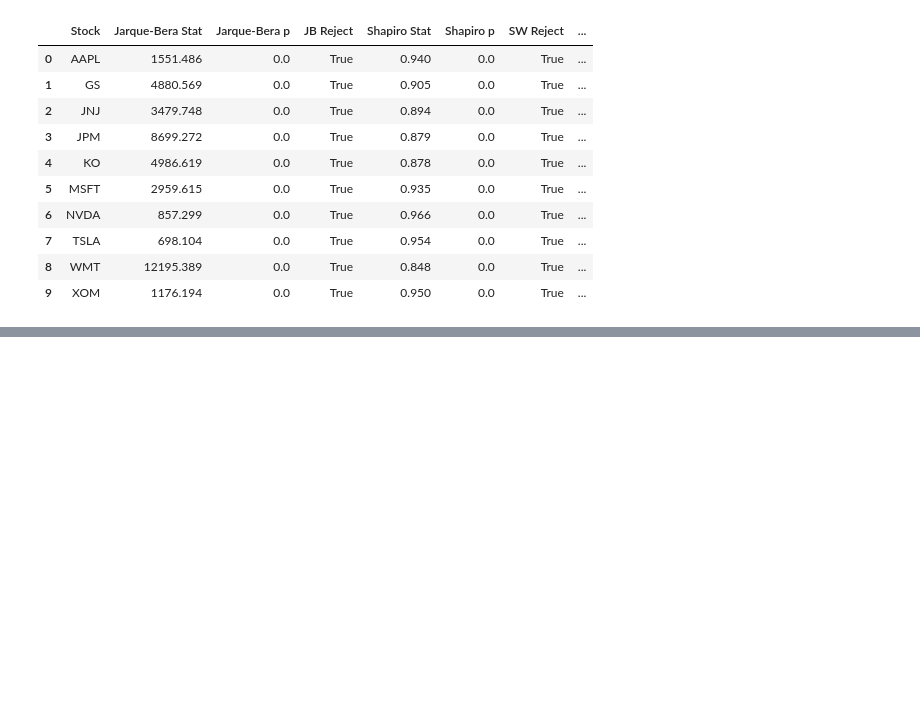
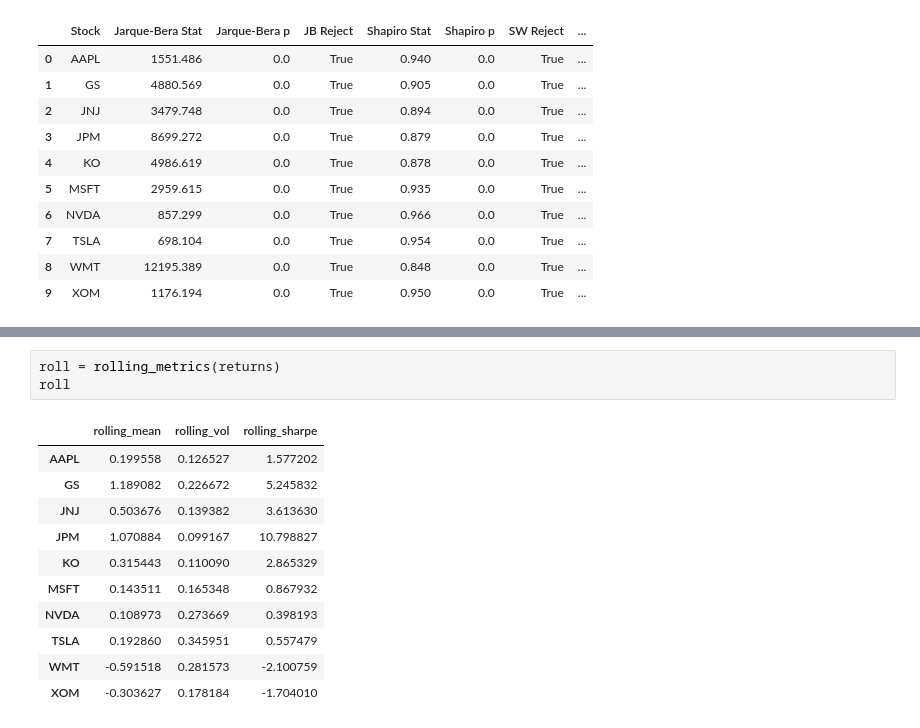
Before and after one commit to adityajoshi1602/Financial_Data_Explorer_Multiple_Stocks, a Jupyter notebook: notebook/01_data_exploration.ipynb, the cells around one changed output, grey strips where cells are left out. Drawn from its saved outputs; the diff is of its cells as text; blank space fills up the shorter version.

```diff
--- a/notebook/01_data_exploration.ipynb
+++ b/notebook/01_data_exploration.ipynb
@@ -154,0 +198,15 @@ result
+# %%
+roll = rolling_metrics(returns)
+roll
+# %% [output]
+|  | rolling_mean | rolling_vol | rolling_sharpe |
+| AAPL | 0.199558 | 0.126527 | 1.577202 |
+| GS | 1.189082 | 0.226672 | 5.245832 |
+| JNJ | 0.503676 | 0.139382 | 3.613630 |
+| JPM | 1.070884 | 0.099167 | 10.798827 |
+| KO | 0.315443 | 0.110090 | 2.865329 |
+| MSFT | 0.143511 | 0.165348 | 0.867932 |
+| NVDA | 0.108973 | 0.273669 | 0.398193 |
+| TSLA | 0.192860 | 0.345951 | 0.557479 |
+| WMT | -0.591518 | 0.281573 | -2.100759 |
+| XOM | -0.303627 | 0.178184 | -1.704010 |
```
Also changed, not shown: parts of 14 cells of this notebook, 1 other file.
